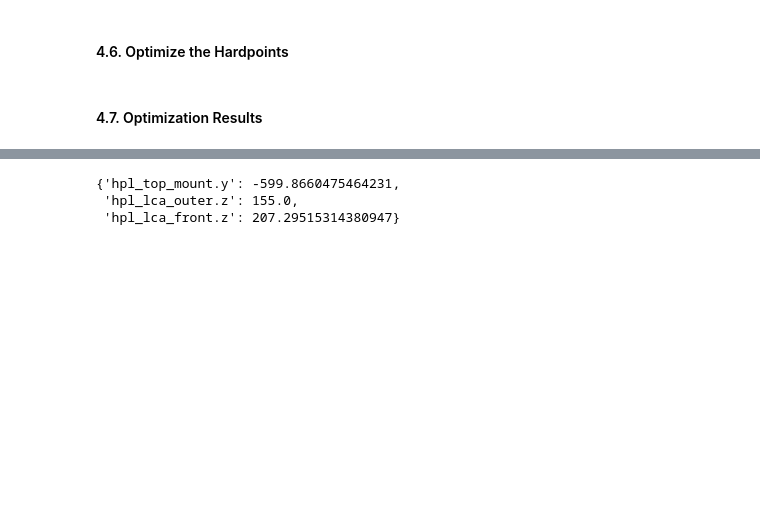
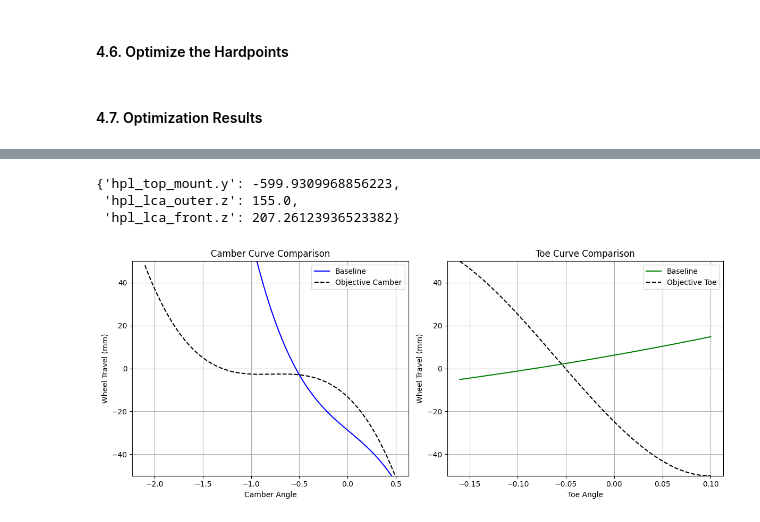
Before and after one commit to AmirhosseinMuhammadi/Machine-Learning-Assisted-Sedan-AWD-McPherson-Suspension-System-Optimization, a Jupyter notebook: notebook.ipynb, the cells around one changed output, grey strips where cells are left out. Drawn from its saved outputs; the diff is of its cells as text; code cells hidden in the pictures; blank space fills up the shorter version.

```diff
--- a/notebook.ipynb
+++ b/notebook.ipynb
@@ -494,7 +494,7 @@ def camber_objective(x):
     return -22.96634834 * x**3 - 54.31766864 * x**2 - 41.96792673 * x -13.22145237
 
 def toe_objective(x):
-    return 6.68239004e+05 * x**3 + 9.09703552e+03 * x**2 - 2.59377808e+03 * x - 2.55053909e+01
+    return 6908.21532205 * x**3 + 1243.58113283 * x**2 - 445.28034159 * x - 24.83310947
 # %%
 def loss_function(hardpoints_scaled):
     # Predict camber and toe angles
@@ -598,6 +560,49 @@ plt.show()
 # %%
 optimized_dict
 # %% [output]
-{'hpl_top_mount.y': -599.8660475464231,
+{'hpl_top_mount.y': -599.9309968856223,
  'hpl_lca_outer.z': 155.0,
- 'hpl_lca_front.z': 207.29515314380947}
+ 'hpl_lca_front.z': 207.26123936523382}
+# %%
+# Angle range
+x_vals_camber = np.linspace(-2.1 , 0.5 , 100)
+x_vals_toe = np.linspace(-0.16 , 0.1 , 100)
+
+# Evaluate curves
+s_camber_pred_vals = camber_curve(x_vals_camber)
+s_camber_obj_vals = camber_objective(x_vals_camber)
+
+s_toe_pred_vals = toe_curve(x_vals_toe)
+s_toe_obj_vals = toe_objective(x_vals_toe)
+
+# Plotting
+plt.figure(figsize=(12, 5))
+
+# Camber subplot
+plt.subplot(1, 2, 1)
+plt.plot(x_vals_camber, s_camber_pred_vals, label="Baseline", color='blue')
+plt.plot(x_vals_camber, s_camber_obj_vals, label="Objective Camber", linestyle='--', color='black')
+# Set y-axis limits
+plt.ylim(-50, 50)
+plt.title("Camber Curve Comparison")
+plt.xlabel("Camber Angle")
+plt.ylabel("Wheel Travel (mm)")
+plt.grid(True)
+plt.legend()
+
+# Toe subplot
+plt.subplot(1, 2, 2)
+plt.plot(x_vals_toe, s_toe_pred_vals, label="Baseline", color='green')
+plt.plot(x_vals_toe, s_toe_obj_vals, label="Objective Toe", linestyle='--', color='black')
+# Set y-axis limits
+plt.ylim(-50, 50)
+plt.title("Toe Curve Comparison")
+plt.xlabel("Toe Angle")
+plt.ylabel("Wheel Travel (mm)")
+plt.grid(True)
+plt.legend()
+
+plt.tight_layout()
+plt.show()
+# %% [output]
+[figure, added]
```
Also changed, not shown: parts of 3 cells of this notebook.
